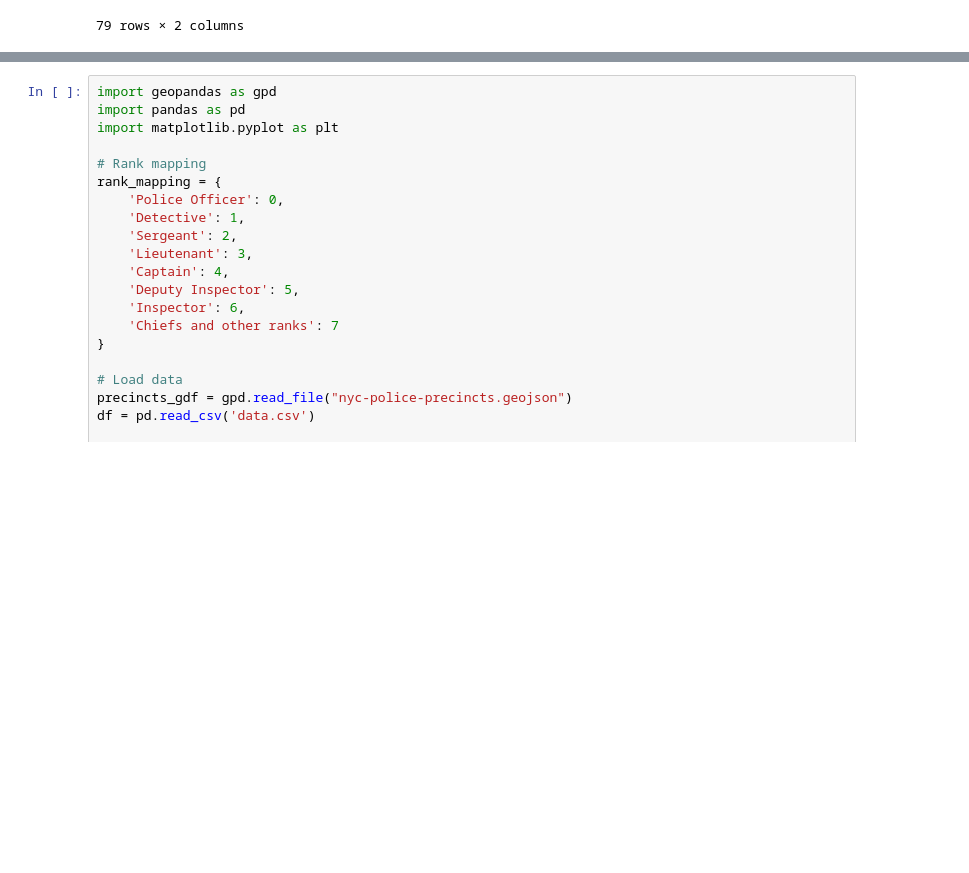
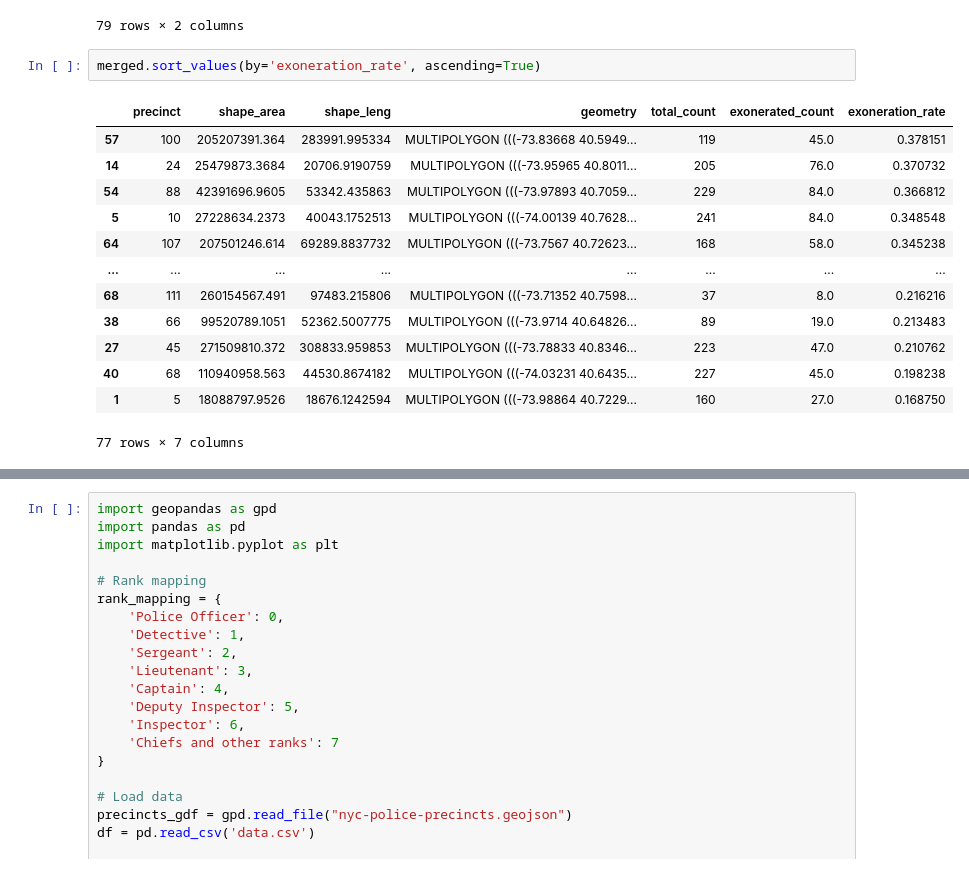
Before and after one commit to lsherles/PEA, a Jupyter notebook: Project2/project2 checkpoint.ipynb, the cells around one changed output, grey strips where cells are left out. Saved outputs shown, nothing was run; the diff lists cells and outputs as text; blank space fills up the shorter version.

```diff
--- a/Project2/project2 checkpoint.ipynb
+++ b/Project2/project2 checkpoint.ipynb
@@ -353,6 +353,22 @@ counted_df.sort_values(by='count', ascending=False)
 | 13 | 22 | 12 |
 | 78 | 1000 | 3 |
 79 rows × 2 columns
+# %%
+merged.sort_values(by='exoneration_rate', ascending=True)
+# %% [output]
+|  | precinct | shape_area | shape_leng | geometry | total_count | exonerated_count | exoneration_rate |
+| 57 | 100 | 205207391.364 | 283991.995334 | MULTIPOLYGON (((-73.83668 40.5949... | 119 | 45.0 | 0.378151 |
+| 14 | 24 | 25479873.3684 | 20706.9190759 | MULTIPOLYGON (((-73.95965 40.8011... | 205 | 76.0 | 0.370732 |
+| 54 | 88 | 42391696.9605 | 53342.435863 | MULTIPOLYGON (((-73.97893 40.7059... | 229 | 84.0 | 0.366812 |
+| 5 | 10 | 27228634.2373 | 40043.1752513 | MULTIPOLYGON (((-74.00139 40.7628... | 241 | 84.0 | 0.348548 |
+| 64 | 107 | 207501246.614 | 69289.8837732 | MULTIPOLYGON (((-73.7567 40.72623... | 168 | 58.0 | 0.345238 |
+| ... | ... | ... | ... | ... | ... | ... | ... |
+| 68 | 111 | 260154567.491 | 97483.215806 | MULTIPOLYGON (((-73.71352 40.7598... | 37 | 8.0 | 0.216216 |
+| 38 | 66 | 99520789.1051 | 52362.5007775 | MULTIPOLYGON (((-73.9714 40.64826... | 89 | 19.0 | 0.213483 |
+| 27 | 45 | 271509810.372 | 308833.959853 | MULTIPOLYGON (((-73.78833 40.8346... | 223 | 47.0 | 0.210762 |
+| 40 | 68 | 110940958.563 | 44530.8674182 | MULTIPOLYGON (((-74.03231 40.6435... | 227 | 45.0 | 0.198238 |
+| 1 | 5 | 18088797.9526 | 18676.1242594 | MULTIPOLYGON (((-73.98864 40.7229... | 160 | 27.0 | 0.168750 |
+77 rows × 7 columns
 # %%
 import geopandas as gpd
 import pandas as pd
```
Also changed, not shown: parts of 2 cells of this notebook, 3 other files.
